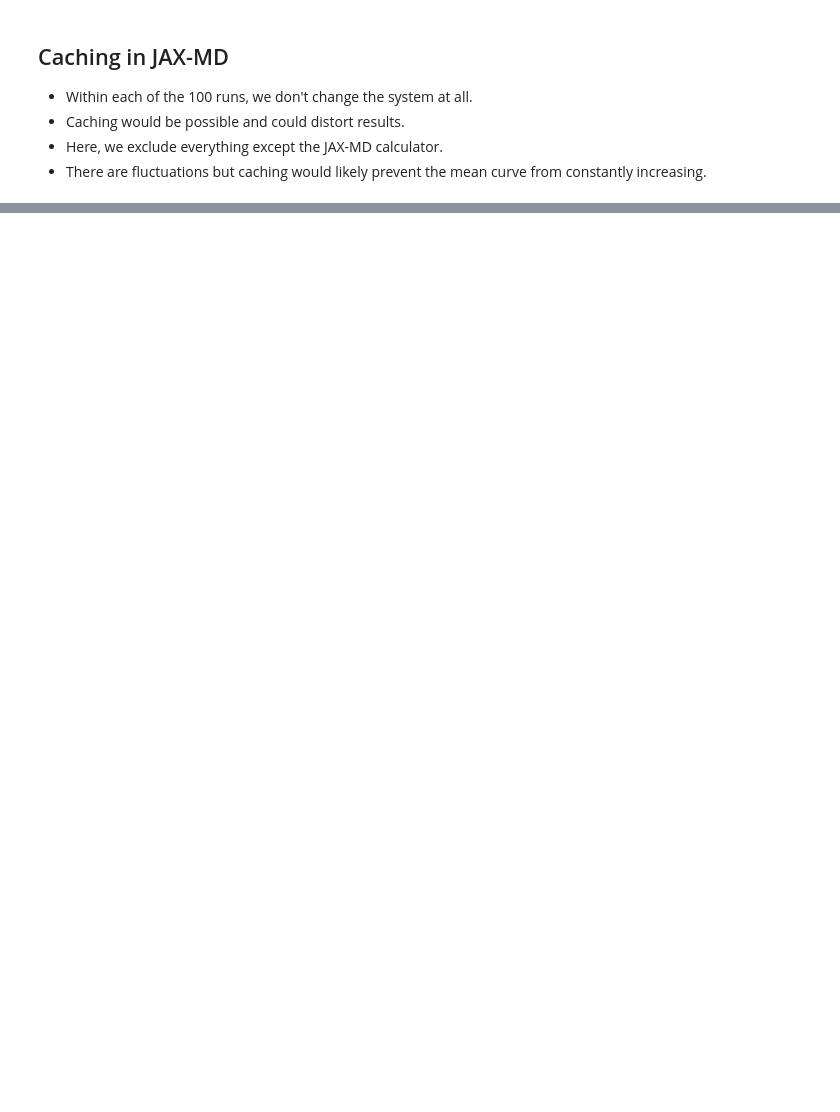
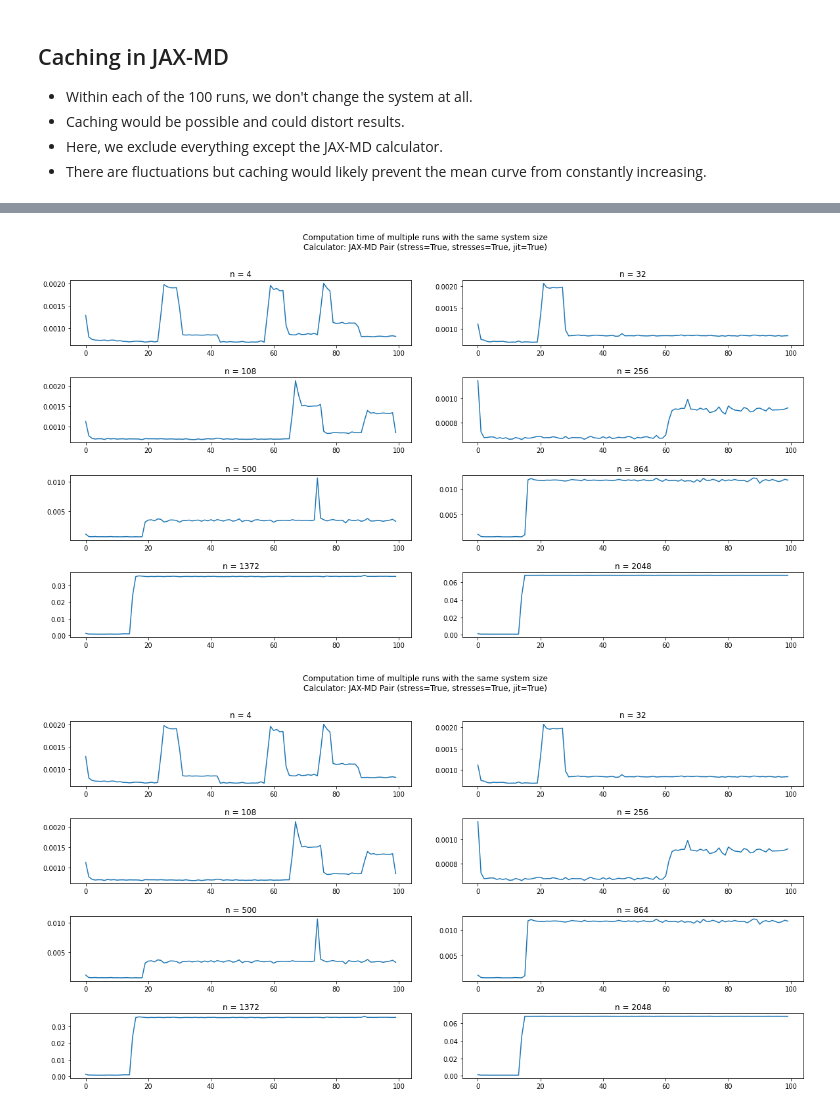
Before and after one commit to fabiannagel/gknet-benchmarks, a Jupyter notebook: misc/Result visualizations.ipynb, the cells around one changed output, grey strips where cells are left out. Saved outputs shown, nothing was run; the diff lists cells and outputs as text; code cells hidden in the pictures; blank space fills up the shorter version.

```diff
--- a/misc/Result visualizations.ipynb
+++ b/misc/Result visualizations.ipynb
@@ -44,0 +54,7 @@ plot_runtimes(results=filtered_results,
+# %%
+description = "JAX-MD Pair (stress=True, stresses=True, jit=True)"
+single_calculator_results = list(filter(lambda r: r.calculator.description == description, results))
+plot_runtime_variances(single_calculator_results)
+# %% [output]
+[figure, added]
+[figure, added]
```
Also changed, not shown: parts of 4 cells of this notebook, 8 other files.
